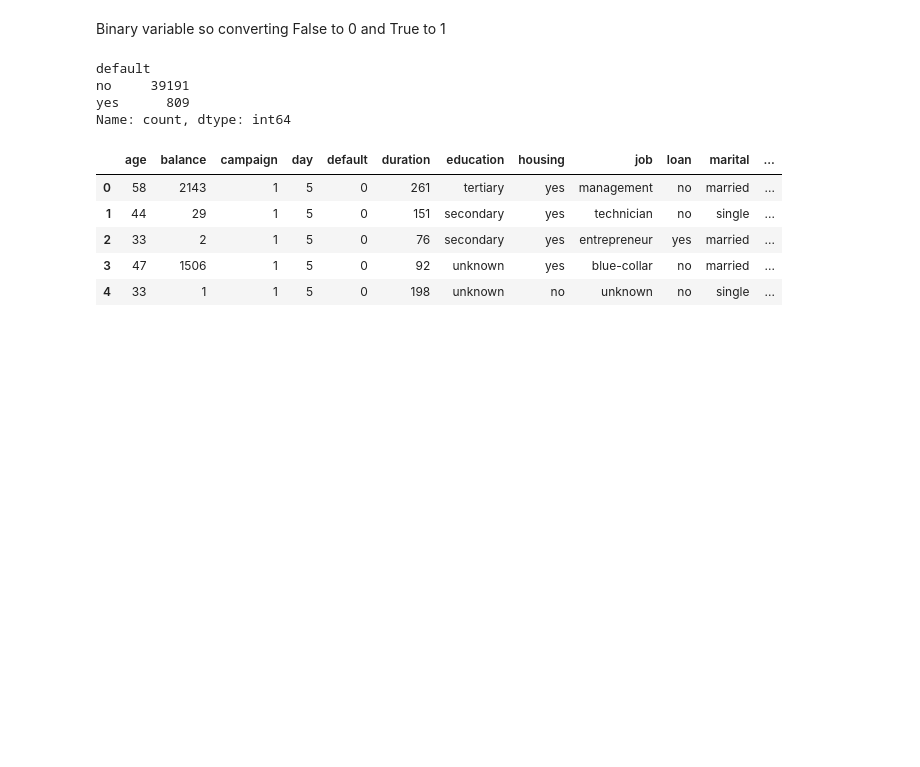
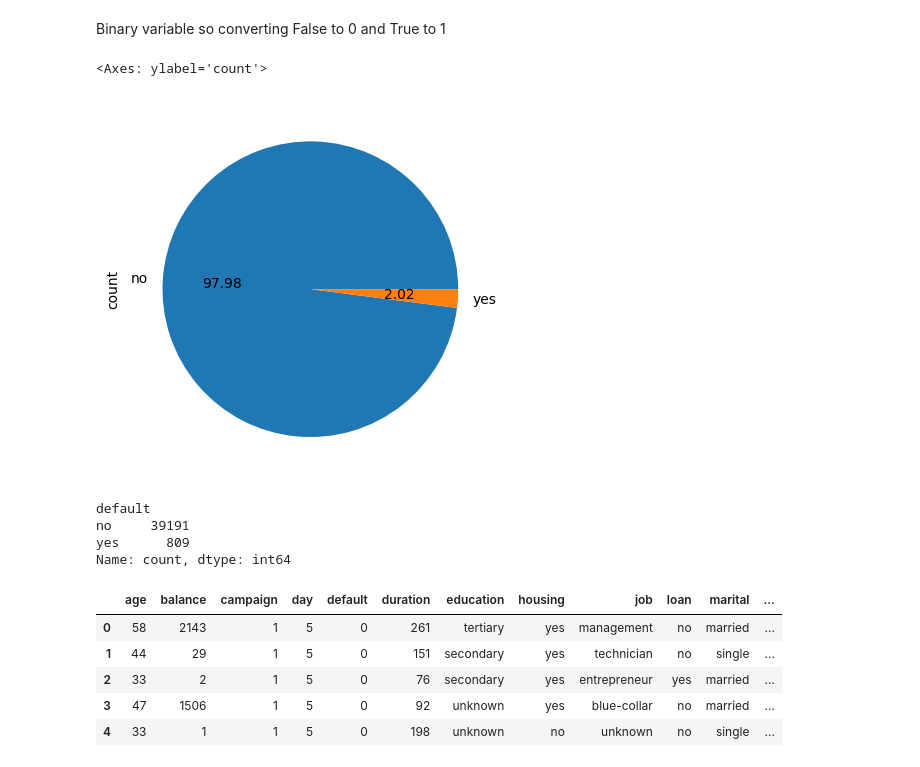
Before and after one commit to Charu21/Term-deposit-Marketing-Prediction, a Jupyter notebook: TermDepositMarketingClassification.ipynb, the cells around one changed output. Drawn from its saved outputs; the diff is of its cells as text; code cells hidden in the pictures; blank space fills up the shorter version.

```diff
--- a/TermDepositMarketingClassification.ipynb
+++ b/TermDepositMarketingClassification.ipynb
@@ -172,12 +175,17 @@ Name: count, dtype: int64
 # %% [markdown]
 Binary variable so converting False to 0 and True to 1
 # %%
-X['default'].value_counts()
+X['default'].value_counts().plot.pie(autopct='%.2f')
 # %% [output]
-default
-no     39191
-yes      809
-Name: count, dtype: int64
+<Axes: ylabel='count'>
+[figure, added]
+# %%
+X['default'].value_counts()
+# %% [output]
+default
+no     39191
+yes      809
+Name: count, dtype: int64
 # %%
 X['default'] = X['default'].map({'yes':1, 'no':0})
 # %%
```
Also changed, not shown: parts of 78 cells of this notebook.
